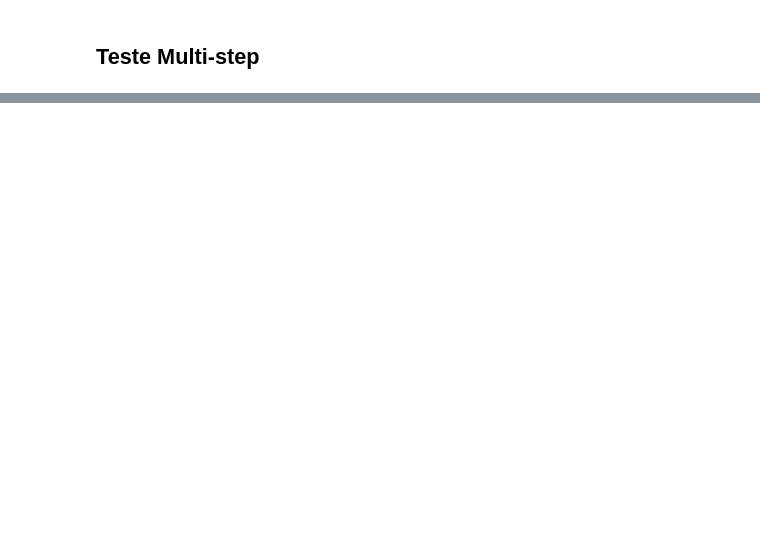
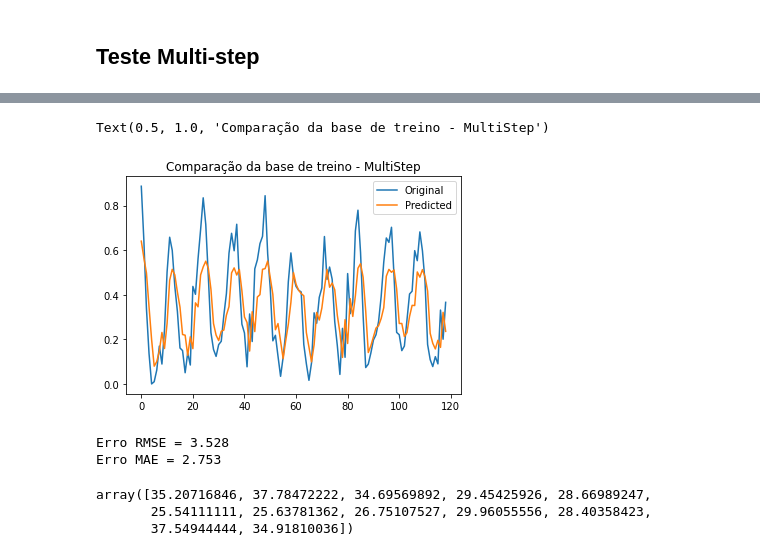
Before and after one commit to MathNog/Trabalhos_ICA, a Jupyter notebook: microclima2/class_pratica2.ipynb, the cells around one changed output, grey strips where cells are left out. Drawn from its saved outputs; the diff is of its cells as text; code cells hidden in the pictures; blank space fills up the shorter version.

```diff
--- a/microclima2/class_pratica2.ipynb
+++ b/microclima2/class_pratica2.ipynb
@@ -397,2 +398,15 @@ Text(0, 0.5, 'Temperatura')
 # %% [markdown]
 ## Teste Multi-step
+# %%
+raw_data = pd.read_csv('microclima2.csv')
+
+train,test = transform_data(raw_data,lag=12,test_split = 12,normalize=True,category='numerical')# mantivemos a codificação numérica
+
+train_values = train.values
+
+x_train = train_values[:,:-1]
+y_train = train_values[:,-1]
+
+test_values = test.values
+x_test = test_values[:,:-1]
+y_test = test_values[:,-1]
@@ -398,0 +415,3 @@ Text(0, 0.5, 'Temperatura')
+# %%
+model = create_model(hidden_neurons = [20], output_activation='linear', n_input = x_train.shape[1], n_output = 1, lr = 0.05)
+model.fit(x=x_train,y=y_train,epochs=50)
@@ -398,0 +437,38 @@ Text(0, 0.5, 'Temperatura')
+# %%
+def multi_step(model,x_serie,stepsNum):
+    for i in range(stepsNum):
+        y_hat=model.predict(x_serie)
+        #escorregar todos os valores de x_train[1] a x_train[-1] para a esquerda
+        # x_train[4]=x_train[5] ... x_train[15]=x_train[16] e x_train[16]= valor previsto
+        for j in range(1,13):
+            for k in range(0,x_serie.shape[0]):
+                x_serie[k][j]=x_serie[k][j+1]
+        x_serie[0][-1]= y_hat[0]
+    return y_hat
+# %%
+y_hat=multi_step(model,x_train,12)
+plt.plot(y_train)
+plt.plot(y_hat)
+plt.legend(['Original','Predicted'])
+plt.title('Comparação da base de treino - MultiStep')
+# %% [output]
+Text(0.5, 1.0, 'Comparação da base de treino - MultiStep')
+[figure, added]
+# %%
+y_hat=multi_step(model,x_test,12)
+
+orig_y_eval = y_test*(_max-_min) + _min
+orig_y_hat = y_hat*(_max-_min) + _min
+mae_error = mean_absolute_error(orig_y_eval, orig_y_hat)
+mse_error = mean_squared_error(orig_y_eval, orig_y_hat)
+
+print(f'Erro RMSE = {round(np.sqrt(mse_error),3)} \nErro MAE = {round(mae_error,3)}')
+# %% [output]
+Erro RMSE = 3.528
+Erro MAE = 2.753
+# %%
+orig_y_eval
+# %% [output]
+array([35.20716846, 37.78472222, 34.69569892, 29.45425926, 28.66989247,
+       25.54111111, 25.63781362, 26.75107527, 29.96055556, 28.40358423,
+       37.54944444, 34.91810036])
```
Also changed, not shown: parts of 25 cells of this notebook, 15 other files.
